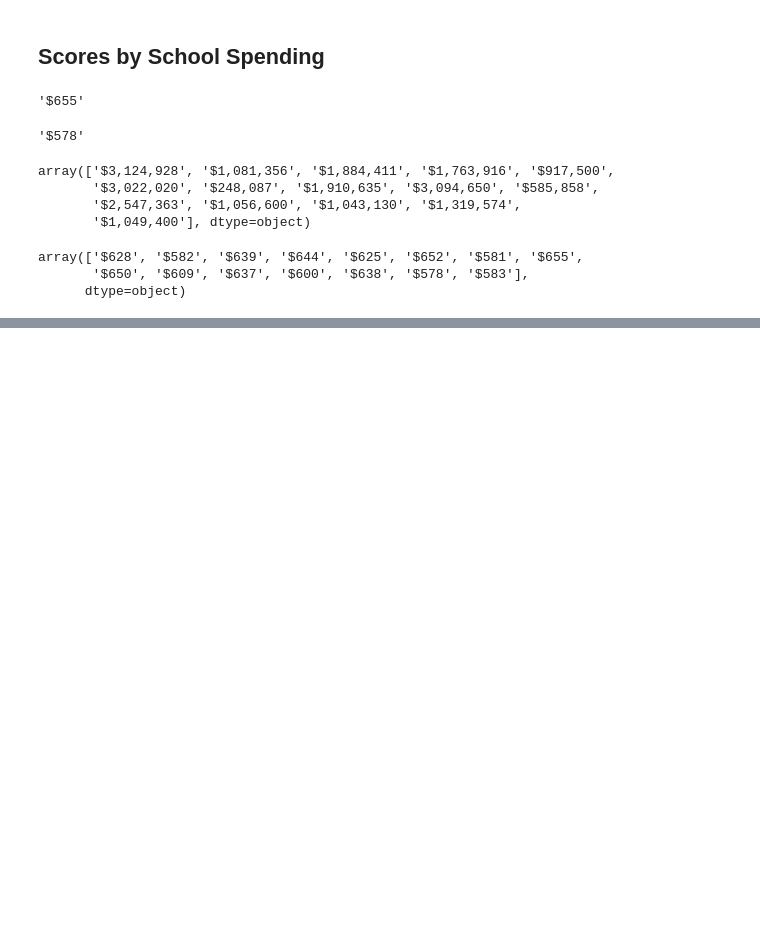
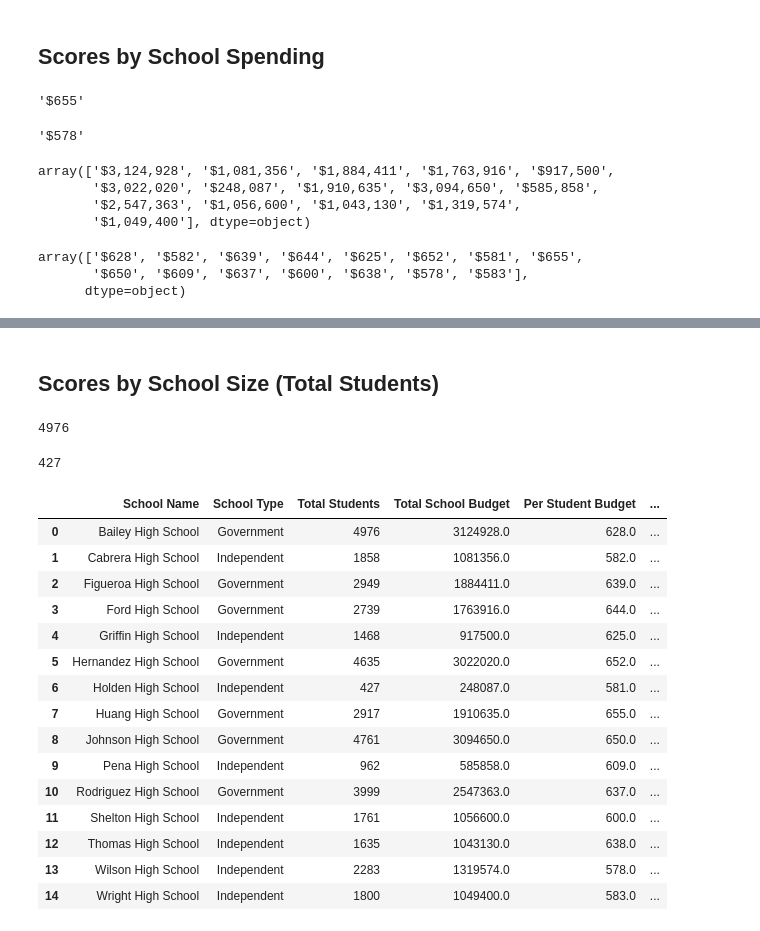
Before and after one commit to oli124/pandas-challenge, a Jupyter notebook: PyCitySchools/PyCitySchools.ipynb, the cells around one changed output, grey strips where cells are left out. Saved outputs shown, nothing was run; the diff lists cells and outputs as text; code cells hidden in the pictures; blank space fills up the shorter version.

```diff
--- a/PyCitySchools/PyCitySchools.ipynb
+++ b/PyCitySchools/PyCitySchools.ipynb
@@ -551,16 +551,24 @@ array(['$628', '$582', '$639', '$644', '$625', '$652', '$581', '$655',
        '$650', '$609', '$637', '$600', '$638', '$578', '$583'],
       dtype=object)
 # %%
+# Replace total school budget column strings with integers
 school_summary_df["Total School Budget"] = school_summary_df["Total School Budget"].replace(['$3,124,928',
        '$1,081,356', '$1,884,411', '$1,763,916', '$917,500', '$3,022,020', '$248,087', '$1,910,635', '$3,094,650',
        '$585,858', '$2,547,363', '$1,056,600', '$1,043,130', '$1,319,574', '$1,049,400'],
        [3124928, 1081356, 1884411, 1763916, 917500, 3022020, 248087, 1910635, 3094650, 585858, 2547363, 1056600,
        1043130, 1319574, 1049400])
 
+# Replace per student budget column strings with integers
 school_summary_df["Per Student Budget"] = school_summary_df["Per Student Budget"].replace(['$628', '$582', '$639',
        '$644', '$625', '$652', '$581', '$655', '$650', '$609', '$637', '$600', '$638', '$578', '$583'],
        [628, 582, 639, 644, 625, 652, 581, 655, 650, 609, 637, 600, 638, 578, 583])
 
+# Convert total school budget column integers to floats
+school_summary_df["Total School Budget"] = school_summary_df["Total School Budget"].astype(float)
 
-school_summary_df
+# Convert per student budget column integers to floats
+school_summary_df["Per Student Budget"] = school_summary_df["Per Student Budget"].astype(float)
+
+# Check objects successfully converted
+school_summary_df.info()
 # %% [output]
@@ -618,0 +638,38 @@ AttributeError: 'DataFrameGroupBy' object has no attribute 'groupby'
+# %% [markdown]
+## Scores by School Size (Total Students)
+# %%
+# Calcualte max total students
+school_summary_df["Total Students"].max()
+# %% [output]
+4976
+# %%
+# Calculate min total students
+school_summary_df["Total Students"].min()
+# %% [output]
+427
+# %%
+# Create bins for school size (Total Students)
+bins_size = [0, 1250, 2500, 3750, 5000]
+
+# Name bins for school spending
+bins_size_names = ["0-1250","1250-2500", "2500-3750", "3750-5000"]
+
+school_summary_df["School Size"] = pd.cut(school_summary_df["Total Students"], bins_size, labels=bins_size_names, include_lowest=True)
+school_summary_df
+# %% [output]
+|  | School Name | School Type | Total Students | Total School Budget | Per Student Budget | ... |
+| 0 | Bailey High School | Government | 4976 | 3124928.0 | 628.0 | ... |
+| 1 | Cabrera High School | Independent | 1858 | 1081356.0 | 582.0 | ... |
+| 2 | Figueroa High School | Government | 2949 | 1884411.0 | 639.0 | ... |
+| 3 | Ford High School | Government | 2739 | 1763916.0 | 644.0 | ... |
+| 4 | Griffin High School | Independent | 1468 | 917500.0 | 625.0 | ... |
+| 5 | Hernandez High School | Government | 4635 | 3022020.0 | 652.0 | ... |
+| 6 | Holden High School | Independent | 427 | 248087.0 | 581.0 | ... |
+| 7 | Huang High School | Government | 2917 | 1910635.0 | 655.0 | ... |
+| 8 | Johnson High School | Government | 4761 | 3094650.0 | 650.0 | ... |
+| 9 | Pena High School | Independent | 962 | 585858.0 | 609.0 | ... |
+| 10 | Rodriguez High School | Government | 3999 | 2547363.0 | 637.0 | ... |
+| 11 | Shelton High School | Independent | 1761 | 1056600.0 | 600.0 | ... |
+| 12 | Thomas High School | Independent | 1635 | 1043130.0 | 638.0 | ... |
+| 13 | Wilson High School | Independent | 2283 | 1319574.0 | 578.0 | ... |
+| 14 | Wright High School | Independent | 1800 | 1049400.0 | 583.0 | ... |
```
Also changed, not shown: parts of 8 cells of this notebook.
